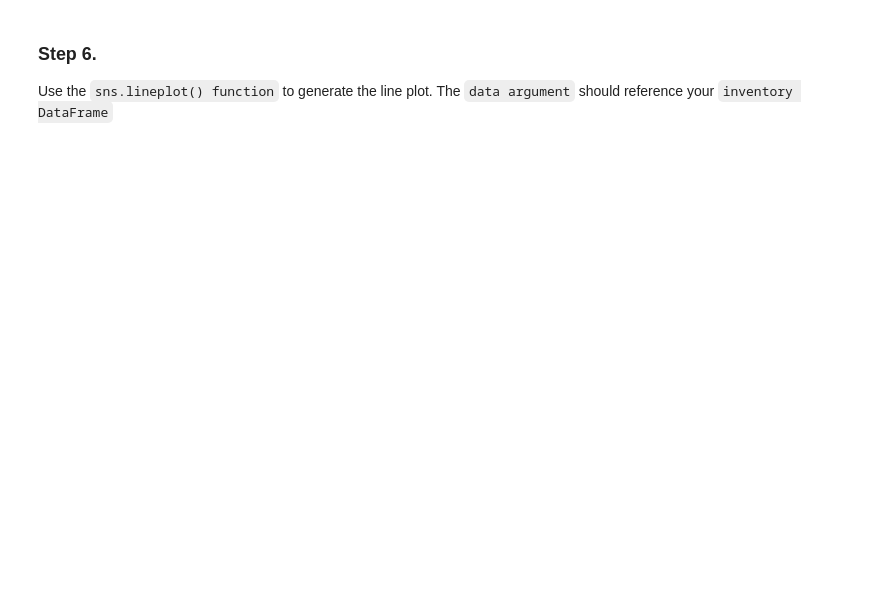
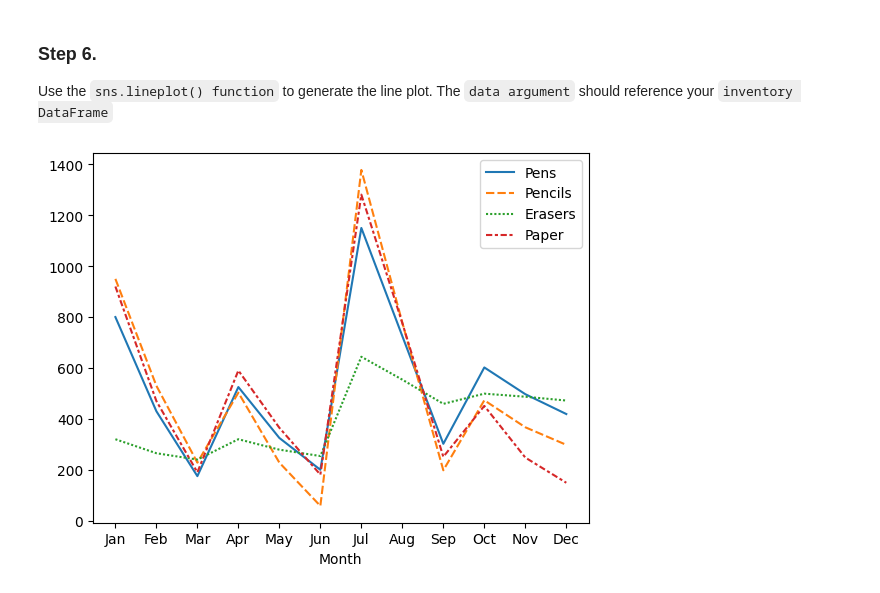
Before and after one commit to brownieboi3128/CIS_340, a Jupyter notebook: 4/4.2/Ex4.2_Visualizing_Joined_Datasets.ipynb, the cells around one changed output. Cells and saved outputs as stored; diff of their text form; code cells hidden in the pictures; blank space fills up the shorter version.

```diff
--- a/4/4.2/Ex4.2_Visualizing_Joined_Datasets.ipynb
+++ b/4/4.2/Ex4.2_Visualizing_Joined_Datasets.ipynb
@@ -18,7 +18,7 @@ Execute the code cell below.  You'll see that two dataframes are created, one fo
 # %%
 import pandas as pd
 
-sales2018 = pd.read_csv('./Data/salesdata.csv', index_col='Month')
-orders2018 = pd.read_csv('./Data/orders.csv', index_col='Month')
+sales2018 = pd.read_csv('salesdata.csv', index_col='Month')
+orders2018 = pd.read_csv('orders.csv', index_col='Month')
 # %%
 sales2018
@@ -50,0 +71,3 @@ Once you're done, inspect the resulting dataframe.  The index should be the 12 m
+# %%
+sales_and_orders = pd.concat([sales2018, orders2018], axis=1, keys=['sales', 'orders'], sort=False)
+sales_and_orders
@@ -60,0 +98,3 @@
+# %%
+sales_and_orders.fillna(0.0, inplace=True)
+sales_and_orders
@@ -89,0 +177,3 @@ In the code cell below, write an expression to compute the monthly inventory bas
+# %%
+inventory = np.cumsum(sales_and_orders['orders']) - np.cumsum(sales_and_orders['sales'])
+inventory
@@ -95,0 +199,7 @@ Use the `sns.lineplot() function` to generate the line plot. The `data argument`
+# %%
+import seaborn as sns
+import matplotlib.pyplot as plt
+sns.lineplot(data=inventory)
+plt.show()
+# %% [output]
+[figure, added]
```
Also changed, not shown: parts of 12 cells of this notebook.
